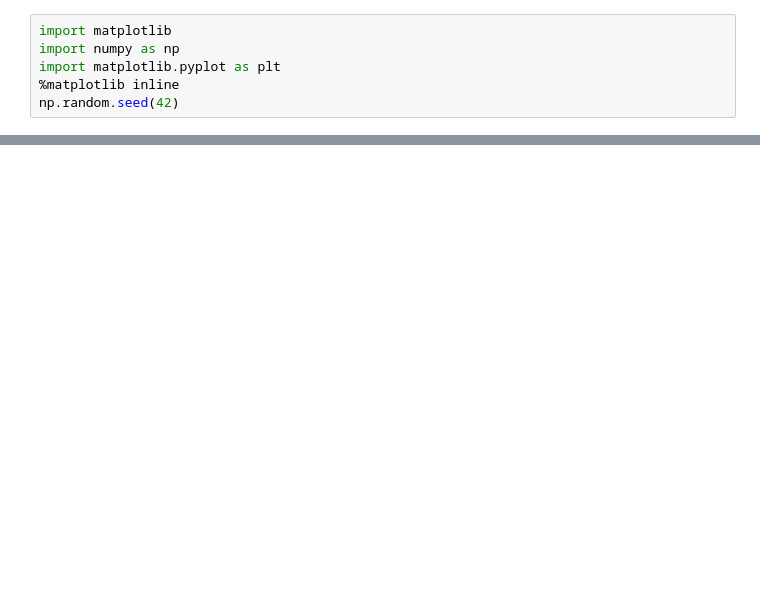
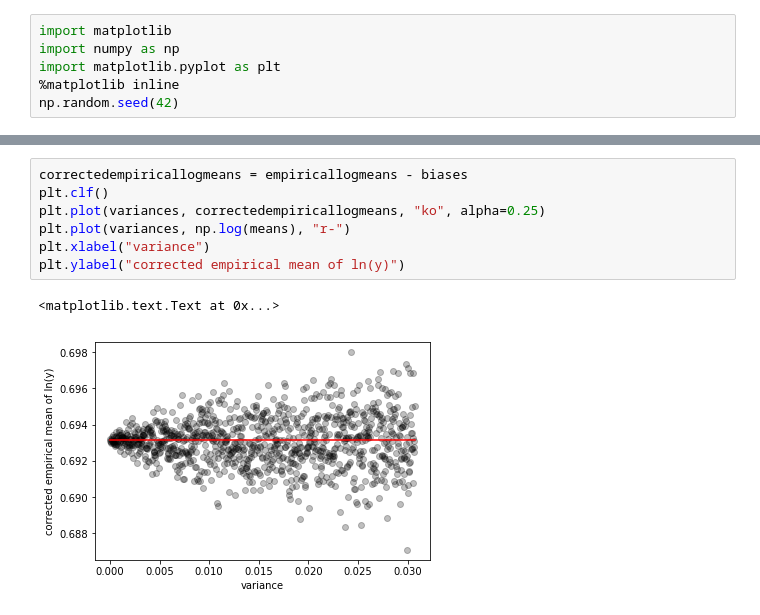
Before and after one commit to davidwhogg/EPRV, a Jupyter notebook: notebook/lngaussian.ipynb, the cells around one changed output, grey strips where cells are left out. Drawn from its saved outputs; the diff is of its cells as text; blank space fills up the shorter version.

```diff
--- a/notebook/lngaussian.ipynb
+++ b/notebook/lngaussian.ipynb
@@ -35,0 +37,10 @@ plt.ylabel("empirical mean of ln(y)")
+# %%
+correctedempiricallogmeans = empiricallogmeans - biases
+plt.clf()
+plt.plot(variances, correctedempiricallogmeans, "ko", alpha=0.25)
+plt.plot(variances, np.log(means), "r-")
+plt.xlabel("variance")
+plt.ylabel("corrected empirical mean of ln(y)")
+# %% [output]
+<matplotlib.text.Text at 0x...>
+[figure, added]
```
Also changed, not shown: parts of 4 cells of this notebook.
